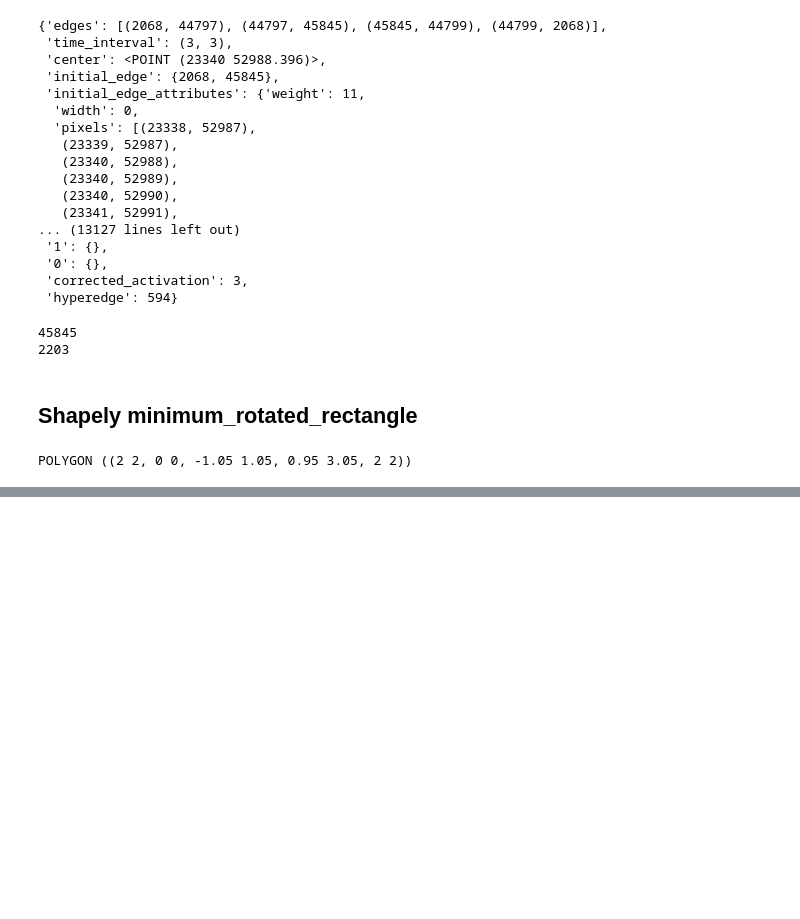
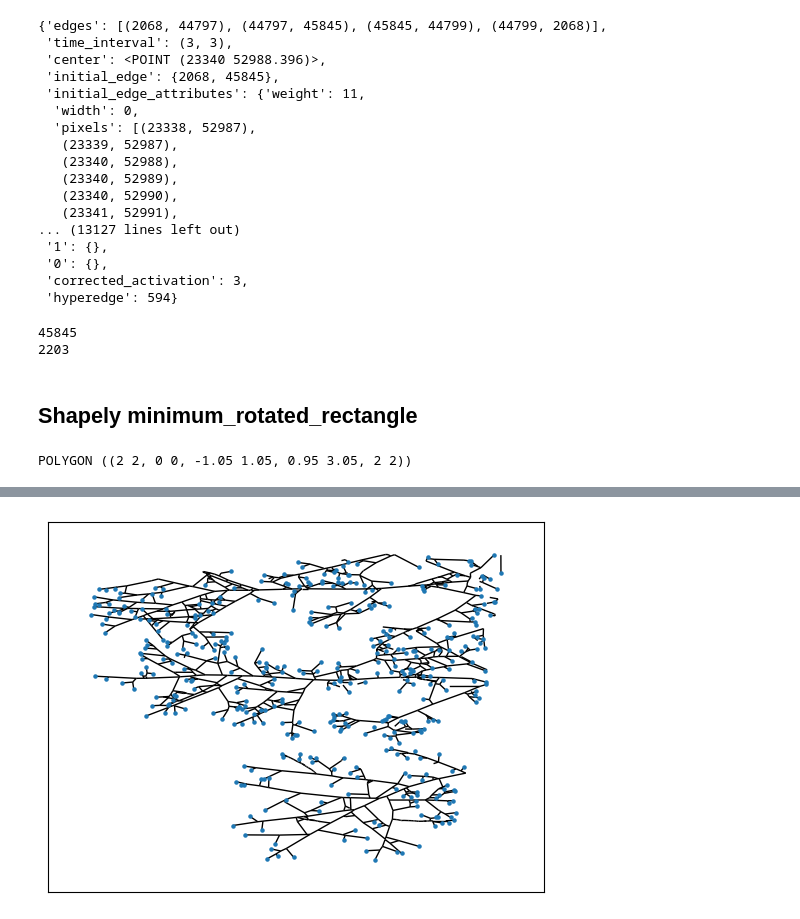
Before and after one commit to amin942001/STHype, a Jupyter notebook: examples/amftrack.ipynb, the cells around one changed output, grey strips where cells are left out. Saved outputs shown, nothing was run; the diff lists cells and outputs as text; code cells hidden in the pictures; blank space fills up the shorter version.

```diff
--- a/examples/amftrack.ipynb
+++ b/examples/amftrack.ipynb
@@ -721,0 +765,5 @@ POLYGON ((2 2, 0 0, -1.05 1.05, 0.95 3.05, 2 2))
+# %%
+nodelist = list(nodeset_end)
+draw_networkx(dg, pos, with_labels=False, nodelist=nodelist, arrows=False, node_size=5)
+# %% [output]
+[figure, added]
```
Also changed, not shown: parts of 18 cells of this notebook, 1 other file.
